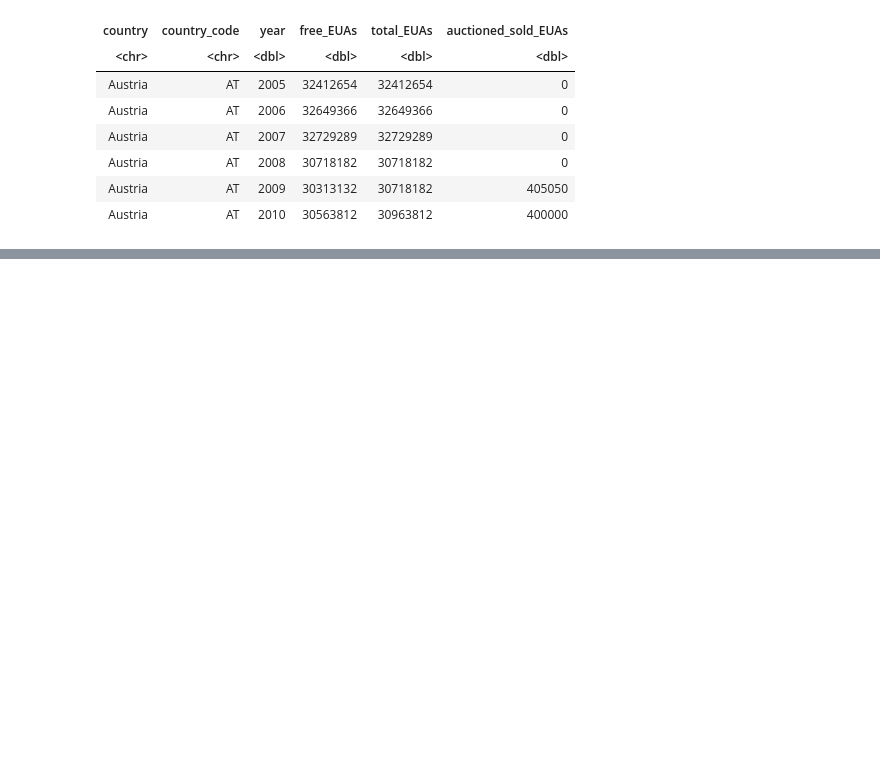
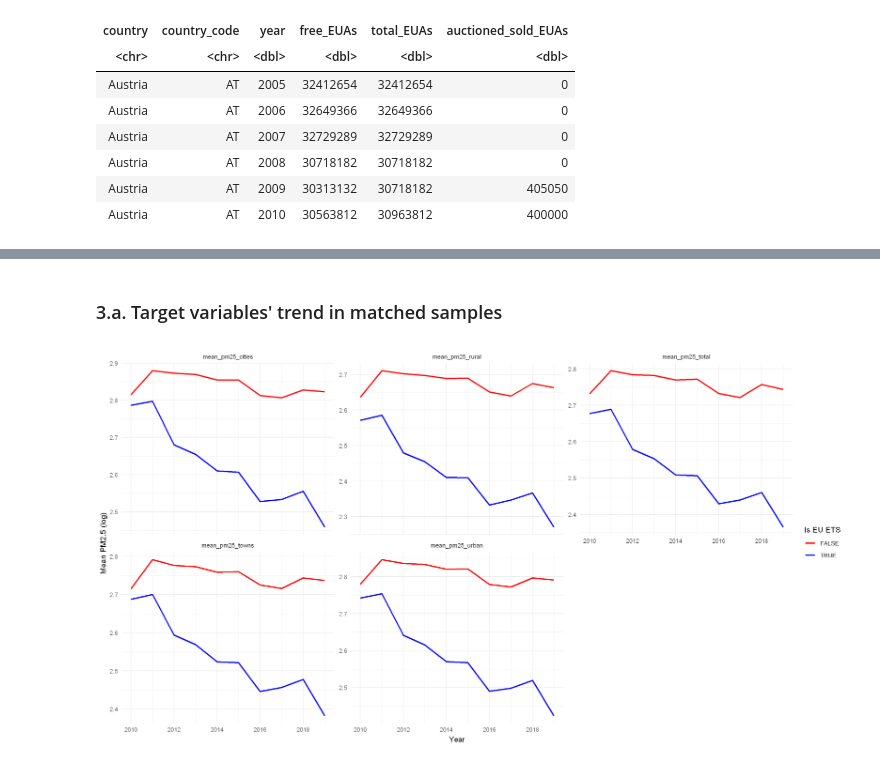
Before and after one commit to huseyinpolat-ds/UW_WNE_DSBA_Master_Thesis_437969, a Jupyter notebook: Thesis_EDA.ipynb, the cells around one changed output, grey strips where cells are left out. Cells and saved outputs as stored; diff of their text form; code cells hidden in the pictures; blank space fills up the shorter version.

```diff
--- a/Thesis_EDA.ipynb
+++ b/Thesis_EDA.ipynb
@@ -758,0 +645,26 @@ Caused by error in `vec_assign()`:
+# %% [markdown]
+### 3.a. Target variables' trend in matched samples
+# %%
+mean_pm25_of_groups <- matched_subset %>%
+  group_by(year, is_eu_ets) %>%
+  summarise(mean_pm25_total = mean(PM25_Total_log),
+    mean_pm25_cities = mean(PM25_Cities_log),
+    mean_pm25_rural = mean(PM25_rural_log),
+    mean_pm25_towns = mean(PM25_Towns_log),
+    mean_pm25_urban = mean(PM25_Urban_log),
+    .groups = "drop") %>%
+    pivot_longer(cols = starts_with("mean_pm25_"),
+               names_to = "pm25_type",
+               values_to = "mean_pm25")
+
+# Plotting with customized aesthetics
+ggplot(mean_pm25_of_groups, aes(x = year, y = mean_pm25, color = as.factor(is_eu_ets))) +
+  geom_line(size = 1) +  # Increase line thickness
+  scale_color_manual(values = c("FALSE" = "red", "TRUE" = "blue")) +  # Assign colors
+  facet_wrap(~pm25_type, scales = "free_y") +
+  labs(x = "Year", y = "Mean PM2.5 (log)", color = "Is EU ETS") +
+  theme_minimal() +
+  guides(color = guide_legend(title = "Is EU ETS")) +
+  scale_x_continuous(breaks = scales::pretty_breaks(n = 5))  # Adjust X axis labels
+# %% [output]
+[figure, added]
```
Also changed, not shown: parts of 53 cells of this notebook.
